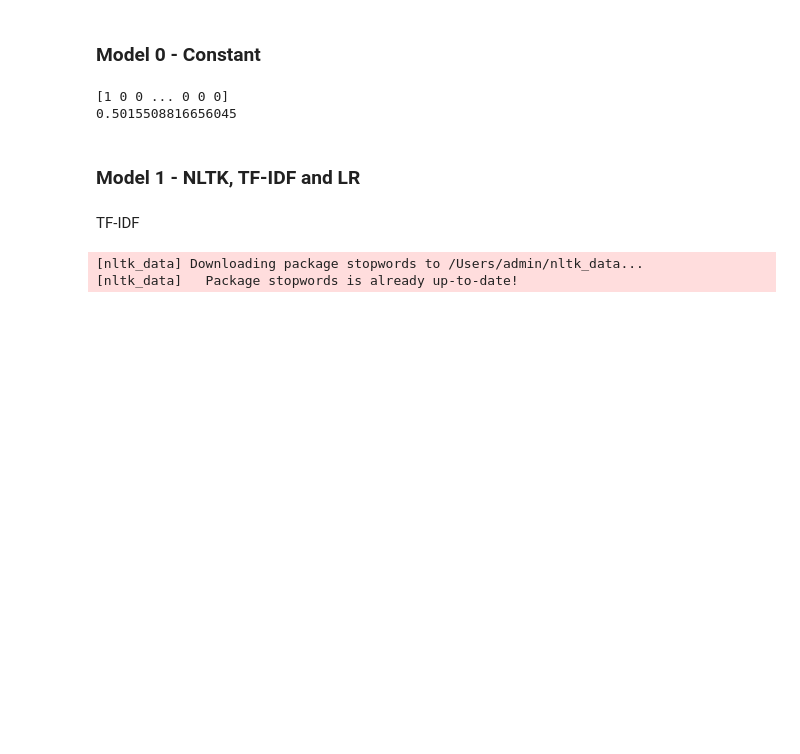
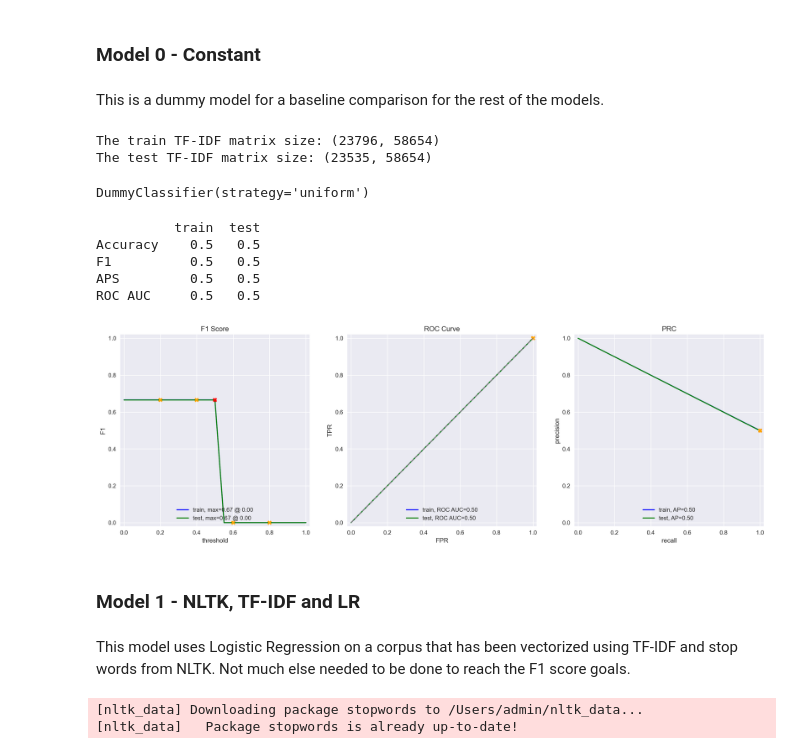
Before and after one commit to LDeYoung17/film-junkie-union, a Jupyter notebook: notebooks/ML.ipynb, the cells around one changed output. Drawn from its saved outputs; the diff is of its cells as text; code cells hidden in the pictures; blank space fills up the shorter version.

```diff
--- a/notebooks/ML.ipynb
+++ b/notebooks/ML.ipynb
@@ -354,5 +344,2 @@ def dummy(features_train, target_train, features_valid, target_valid):
-# %%
-dummy(df_reviews_train, train_target, df_reviews_test, test_target)
-# %% [output]
-[1 0 0 ... 0 0 0]
-0.5015508816656045
+# %% [markdown]
+This is a dummy model for a baseline comparison for the rest of the models.
@@ -359,7 +348,34 @@ dummy(df_reviews_train, train_target, df_reviews_test, test_target)
+# %%
+train_0_corpus = df_reviews_train['review_norm']
+test_0_corpus = df_reviews_test['review_norm']
+
+count_tf_idf_0 = TfidfVectorizer(stop_words='english')
+train_features_0 = count_tf_idf_0.fit_transform(train_0_corpus)
+test_features_0 = count_tf_idf.transform(test_0_corpus)
+
+print('The train TF-IDF matrix size:', train_features_0.shape)
+print('The test TF-IDF matrix size:', test_features_0.shape)
+# %% [output]
+The train TF-IDF matrix size: (23796, 58654)
+The test TF-IDF matrix size: (23535, 58654)
+# %%
+dummy_class = DummyClassifier(strategy='uniform')
+dummy_class.fit(train_features_0, train_target)
+# %% [output]
+DummyClassifier(strategy='uniform')
+# %%
+evaluate_model(dummy_class, train_features_0, train_target, test_features_0, test_target)
+# %% [output]
+          train  test
+Accuracy    0.5   0.5
+F1          0.5   0.5
+APS         0.5   0.5
+ROC AUC     0.5   0.5
+[figure, added]
 # %% [markdown]
 ### Model 1 - NLTK, TF-IDF and LR
-# %% [markdown]
-TF-IDF
+# %% [markdown]
+This model uses Logistic Regression on a corpus that has been vectorized using TF-IDF and stop words from NLTK. Not much else needed to be done to reach the F1 score goals.
 # %%
 import nltk
 
```
Also changed, not shown: parts of 33 cells of this notebook.
